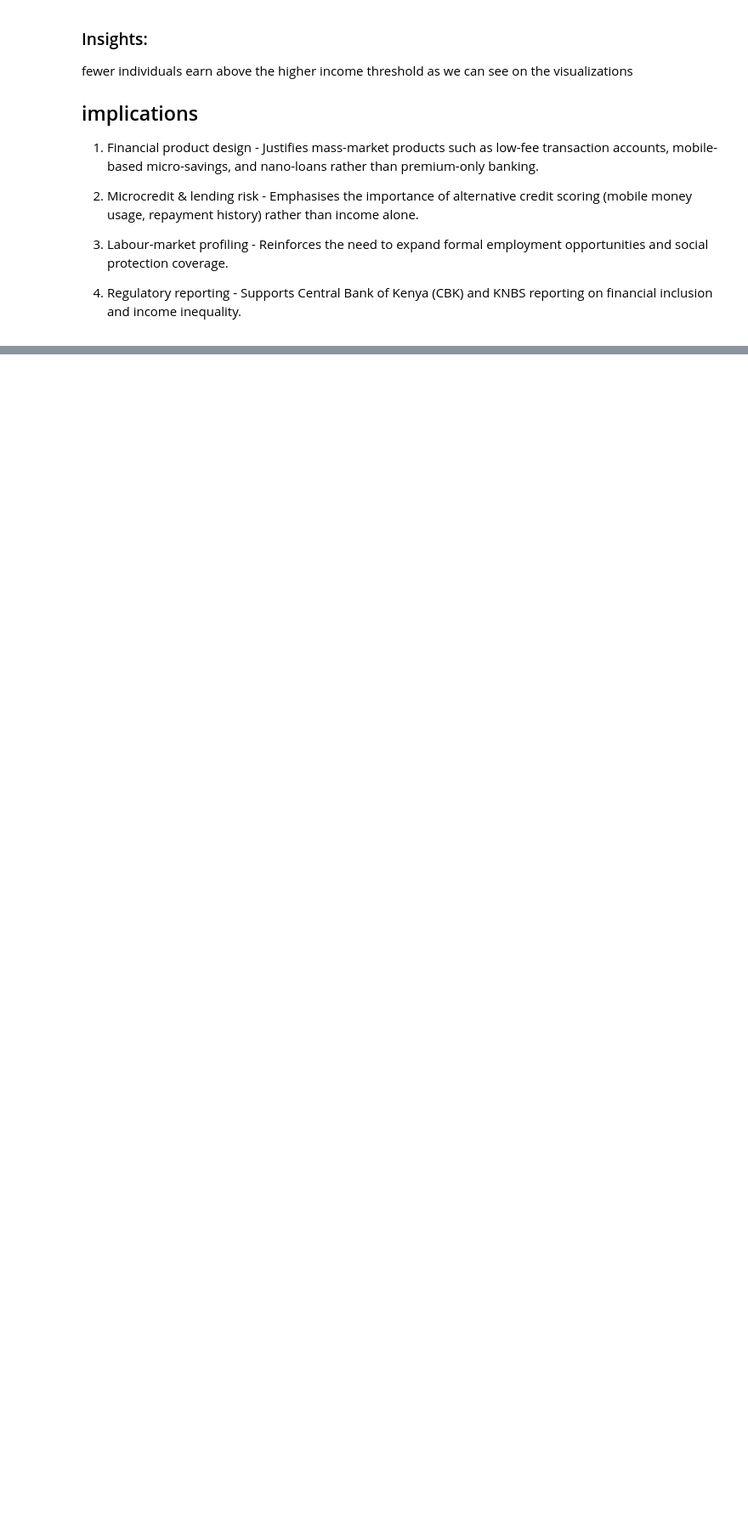
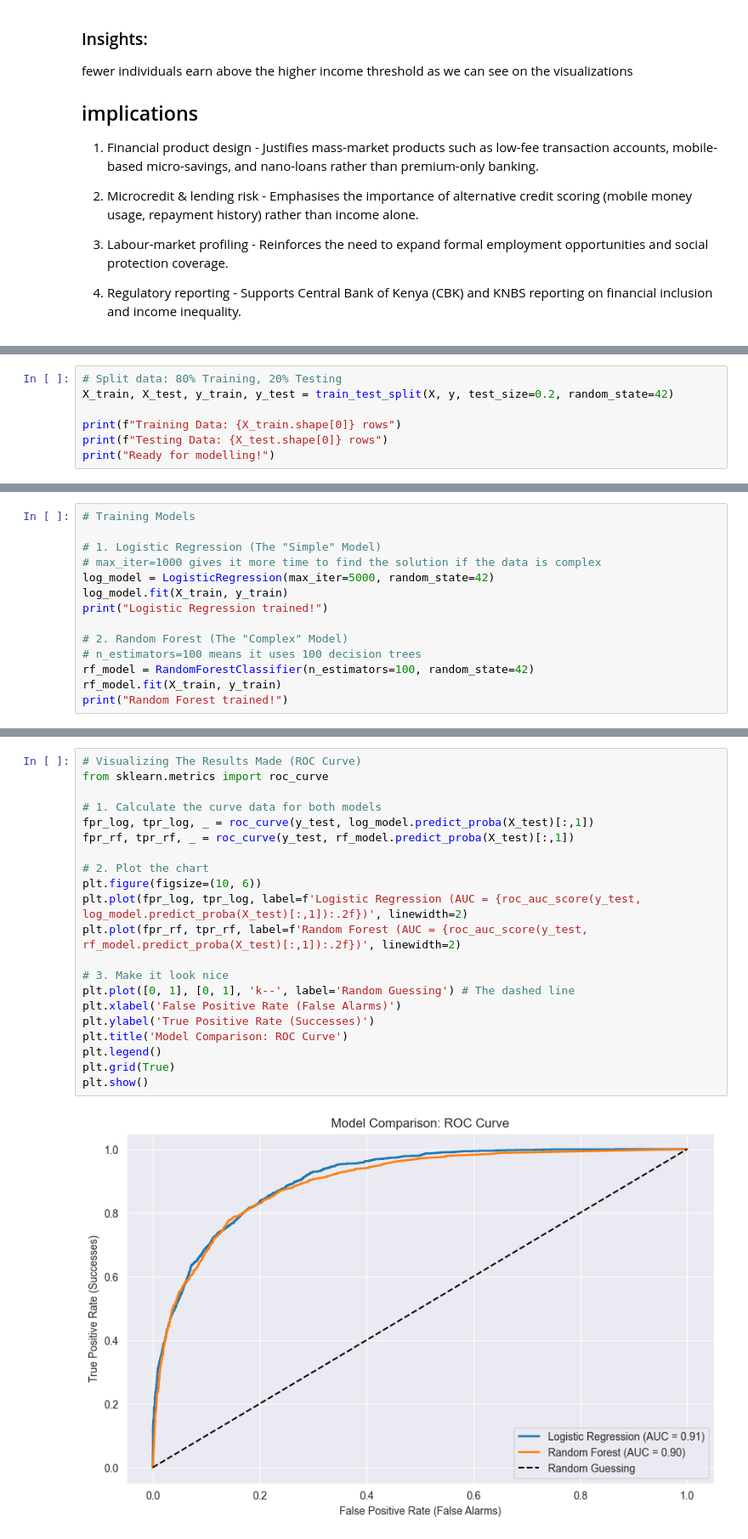
Before and after one commit to ADRIAN-gif-dev/Business-Intelligence-_-Student, a Jupyter notebook: Business Intelligence Group Work/Notebooks/datacheck.ipynb, the cells around one changed output, grey strips where cells are left out. Shown at 85% size. Cells and saved outputs as stored; diff of their text form; blank space fills up the shorter version.

Commit message:
Added Logistic Regression vs Random Forest models and Managerial Interpretation Report.

```diff
--- a/Business Intelligence Group Work/Notebooks/datacheck.ipynb
+++ b/Business Intelligence Group Work/Notebooks/datacheck.ipynb
@@ -385,0 +463,7 @@ fewer individuals earn above the higher income threshold as we can see on the vi
+# %%
+# Split data: 80% Training, 20% Testing
+X_train, X_test, y_train, y_test = train_test_split(X, y, test_size=0.2, random_state=42)
+
+print(f"Training Data: {X_train.shape[0]} rows")
+print(f"Testing Data: {X_test.shape[0]} rows")
+print("Ready for modelling!")
@@ -385,0 +474,14 @@ fewer individuals earn above the higher income threshold as we can see on the vi
+# %%
+# Training Models
+
+# 1. Logistic Regression (The "Simple" Model)
+# max_iter=1000 gives it more time to find the solution if the data is complex
+log_model = LogisticRegression(max_iter=5000, random_state=42)
+log_model.fit(X_train, y_train)
+print("Logistic Regression trained!")
+
+# 2. Random Forest (The "Complex" Model)
+# n_estimators=100 means it uses 100 decision trees
+rf_model = RandomForestClassifier(n_estimators=100, random_state=42)
+rf_model.fit(X_train, y_train)
+print("Random Forest trained!")
@@ -385,0 +571,23 @@ fewer individuals earn above the higher income threshold as we can see on the vi
+# %%
+# Visualizing The Results Made (ROC Curve)
+from sklearn.metrics import roc_curve
+
+# 1. Calculate the curve data for both models
+fpr_log, tpr_log, _ = roc_curve(y_test, log_model.predict_proba(X_test)[:,1])
+fpr_rf, tpr_rf, _ = roc_curve(y_test, rf_model.predict_proba(X_test)[:,1])
+
+# 2. Plot the chart
+plt.figure(figsize=(10, 6))
+plt.plot(fpr_log, tpr_log, label=f'Logistic Regression (AUC = {roc_auc_score(y_test, log_model.predict_proba(X_test)[:,1]):.2f})', linewidth=2)
+plt.plot(fpr_rf, tpr_rf, label=f'Random Forest (AUC = {roc_auc_score(y_test, rf_model.predict_proba(X_test)[:,1]):.2f})', linewidth=2)
+
+# 3. Make it look nice
+plt.plot([0, 1], [0, 1], 'k--', label='Random Guessing') # The dashed line
+plt.xlabel('False Positive Rate (False Alarms)')
+plt.ylabel('True Positive Rate (Successes)')
+plt.title('Model Comparison: ROC Curve')
+plt.legend()
+plt.grid(True)
+plt.show()
+# %% [output]
+[figure, added]
```
Also changed, not shown: parts of 11 cells of this notebook.
